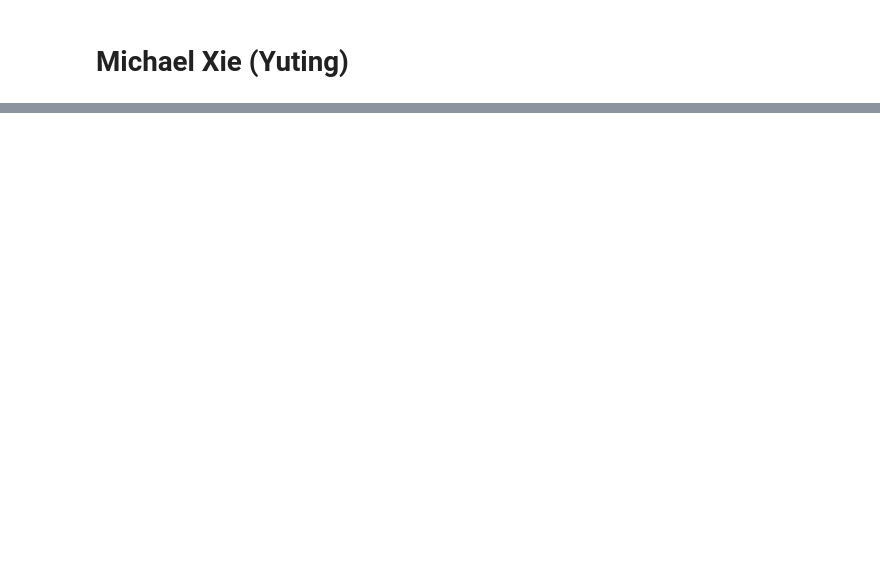
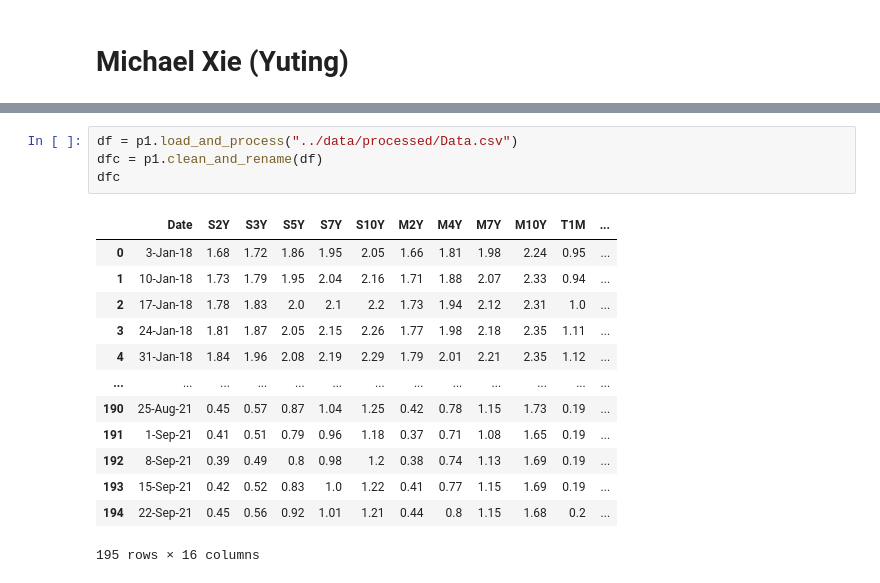
Before and after one commit to data301-2021-winter1/project-group44-project-1, a Jupyter notebook: notebooks/analysis1.ipynb, the cells around one changed output, grey strips where cells are left out. Drawn from its saved outputs; the diff is of its cells as text; blank space fills up the shorter version.

```diff
--- a/notebooks/analysis1.ipynb
+++ b/notebooks/analysis1.ipynb
@@ -56,0 +34,18 @@ p1.mean_sd_calculation(df1)
+# %%
+df = p1.load_and_process("../data/processed/Data.csv")
+dfc = p1.clean_and_rename(df)
+dfc
+# %% [output]
+|  | Date | S2Y | S3Y | S5Y | S7Y | S10Y | M2Y | M4Y | M7Y | M10Y | T1M | ... |
+| 0 | 3-Jan-18 | 1.68 | 1.72 | 1.86 | 1.95 | 2.05 | 1.66 | 1.81 | 1.98 | 2.24 | 0.95 | ... |
+| 1 | 10-Jan-18 | 1.73 | 1.79 | 1.95 | 2.04 | 2.16 | 1.71 | 1.88 | 2.07 | 2.33 | 0.94 | ... |
+| 2 | 17-Jan-18 | 1.78 | 1.83 | 2.0 | 2.1 | 2.2 | 1.73 | 1.94 | 2.12 | 2.31 | 1.0 | ... |
+| 3 | 24-Jan-18 | 1.81 | 1.87 | 2.05 | 2.15 | 2.26 | 1.77 | 1.98 | 2.18 | 2.35 | 1.11 | ... |
+| 4 | 31-Jan-18 | 1.84 | 1.96 | 2.08 | 2.19 | 2.29 | 1.79 | 2.01 | 2.21 | 2.35 | 1.12 | ... |
+| ... | ... | ... | ... | ... | ... | ... | ... | ... | ... | ... | ... | ... |
+| 190 | 25-Aug-21 | 0.45 | 0.57 | 0.87 | 1.04 | 1.25 | 0.42 | 0.78 | 1.15 | 1.73 | 0.19 | ... |
+| 191 | 1-Sep-21 | 0.41 | 0.51 | 0.79 | 0.96 | 1.18 | 0.37 | 0.71 | 1.08 | 1.65 | 0.19 | ... |
+| 192 | 8-Sep-21 | 0.39 | 0.49 | 0.8 | 0.98 | 1.2 | 0.38 | 0.74 | 1.13 | 1.69 | 0.19 | ... |
+| 193 | 15-Sep-21 | 0.42 | 0.52 | 0.83 | 1.0 | 1.22 | 0.41 | 0.77 | 1.15 | 1.69 | 0.19 | ... |
+| 194 | 22-Sep-21 | 0.45 | 0.56 | 0.92 | 1.01 | 1.21 | 0.44 | 0.8 | 1.15 | 1.68 | 0.2 | ... |
+195 rows × 16 columns
```
Also changed, not shown: parts of 11 cells of this notebook, 5 other files.
